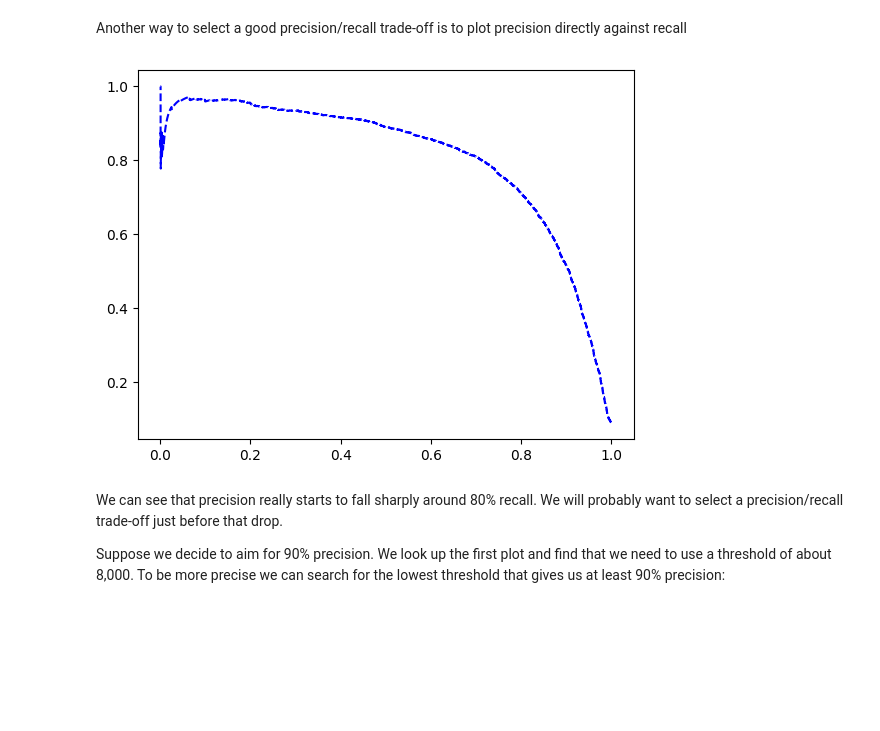
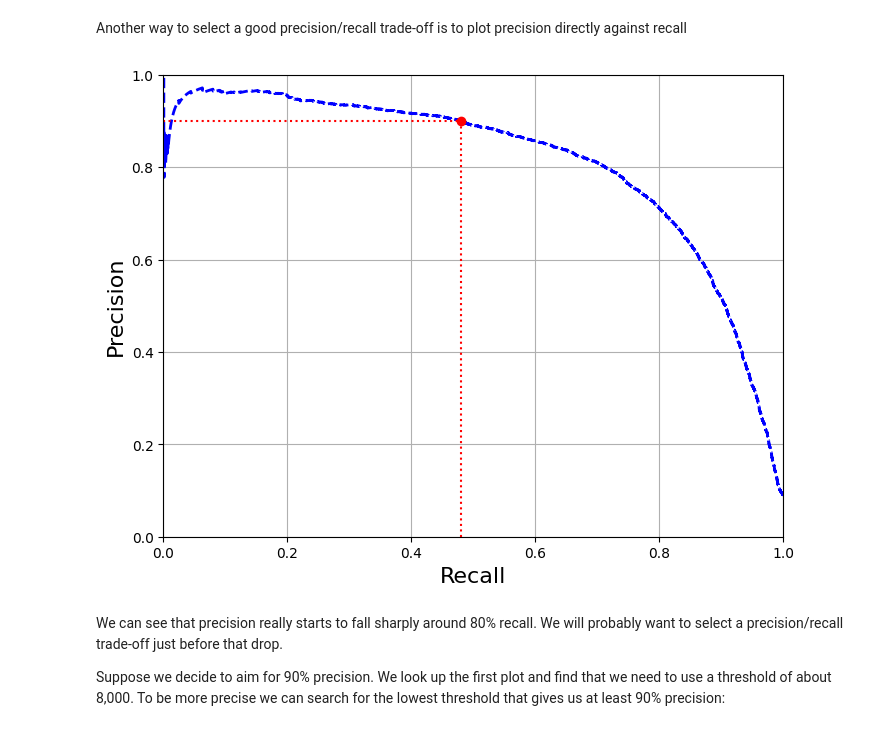
Before and after one commit to QubitPi/jupyter-notebooks, a Jupyter notebook: notebooks/MNIST/MNIST.ipynb, the cells around one changed output. Cells and saved outputs as stored; diff of their text form; code cells hidden in the pictures; blank space fills up the shorter version.

```diff
--- a/notebooks/MNIST/MNIST.ipynb
+++ b/notebooks/MNIST/MNIST.ipynb
@@ -285,7 +285,20 @@ scores = cross_val_predict(sgd_classifier, training_instances, training_labels_5
 
 precisions, recalls, thresholds = precision_recall_curve(training_labels_5, scores)
 
-plt.plot(thresholds, precisions[:-1], "b--", label="Precision")
-plt.plot(thresholds, recalls[:-1], "g-", label="Recall")
+recall_90_precision = recalls[np.argmax(precisions >= 0.90)]
+threshold_90_precision = thresholds[np.argmax(precisions >= 0.90)]
+
+plt.figure(figsize=(8, 4))
+plt.plot(thresholds, precisions[:-1], "b--", label="Precision", linewidth=2)
+plt.plot(thresholds, recalls[:-1], "g-", label="Recall", linewidth=2)
+plt.legend(loc="center right", fontsize=16)
+plt.xlabel("Threshold", fontsize=16)
+plt.grid(True)
+plt.axis([-50000, 50000, 0, 1])
+plt.plot([threshold_90_precision, threshold_90_precision], [0., 0.9], "r:")
+plt.plot([-50000, threshold_90_precision], [0.9, 0.9], "r:")
+plt.plot([-50000, threshold_90_precision], [recall_90_precision, recall_90_precision], "r:")
+plt.plot([threshold_90_precision], [0.9], "ro")
+plt.plot([threshold_90_precision], [recall_90_precision], "ro")
 plt.show()
 # %% [output]
@@ -293,10 +306,18 @@ plt.show()
 # %% [markdown]
 Another way to select a good precision/recall trade-off is to plot precision directly against recall
 # %%
-plt.plot(recalls[:-1], precisions[:-1], "b--", label="Precision")
+plt.figure(figsize=(8, 6))
+plt.plot(recalls, precisions, "b--", label="Precision", linewidth=2)
+plt.xlabel("Recall", fontsize=16)
+plt.ylabel("Precision", fontsize=16)
+plt.axis([0, 1, 0, 1])
+plt.grid(True)
+plt.plot([recall_90_precision, recall_90_precision], [0., 0.9], "r:")
+plt.plot([0.0, recall_90_precision], [0.9, 0.9], "r:")
+plt.plot([recall_90_precision], [0.9], "ro")
 plt.show()
 # %% [output]
-[figure, old version]
+[figure, new version]
 # %% [markdown]
 We can see that precision really starts to fall sharply around 80% recall. We will probably want to select a precision/recall trade-off just before that drop.
 
```
Also changed, not shown: parts of 4 cells of this notebook.
